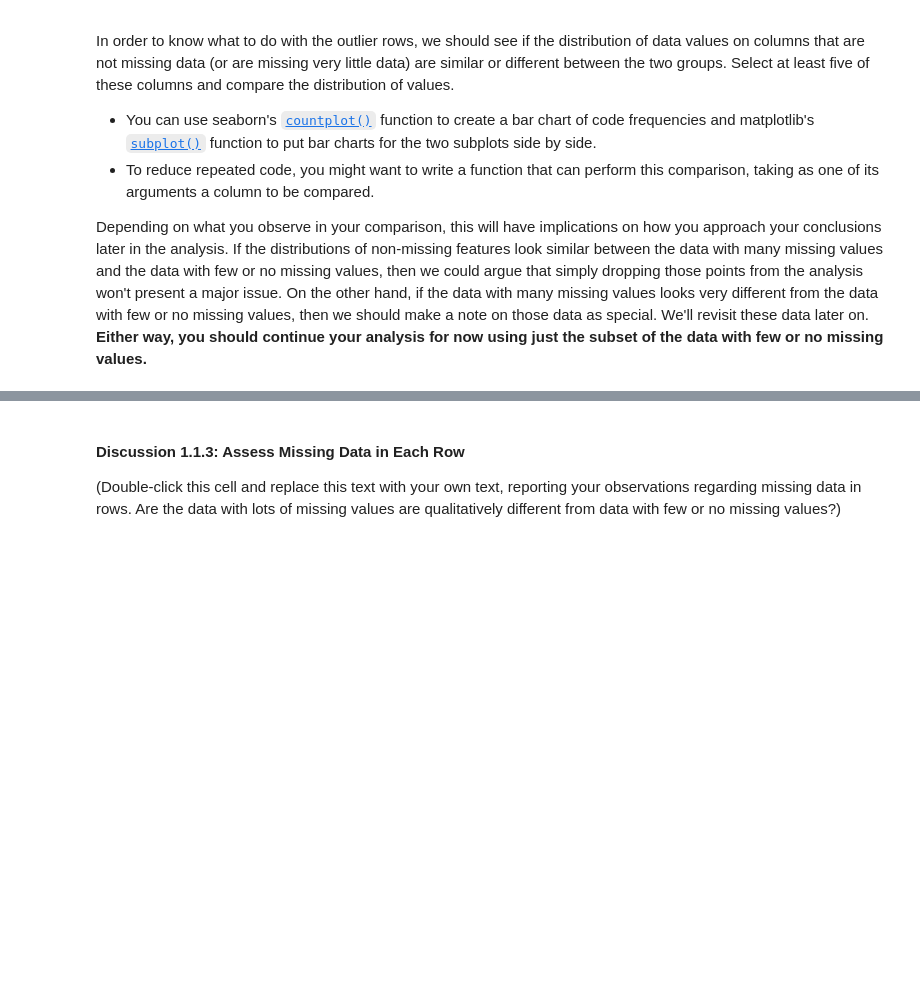
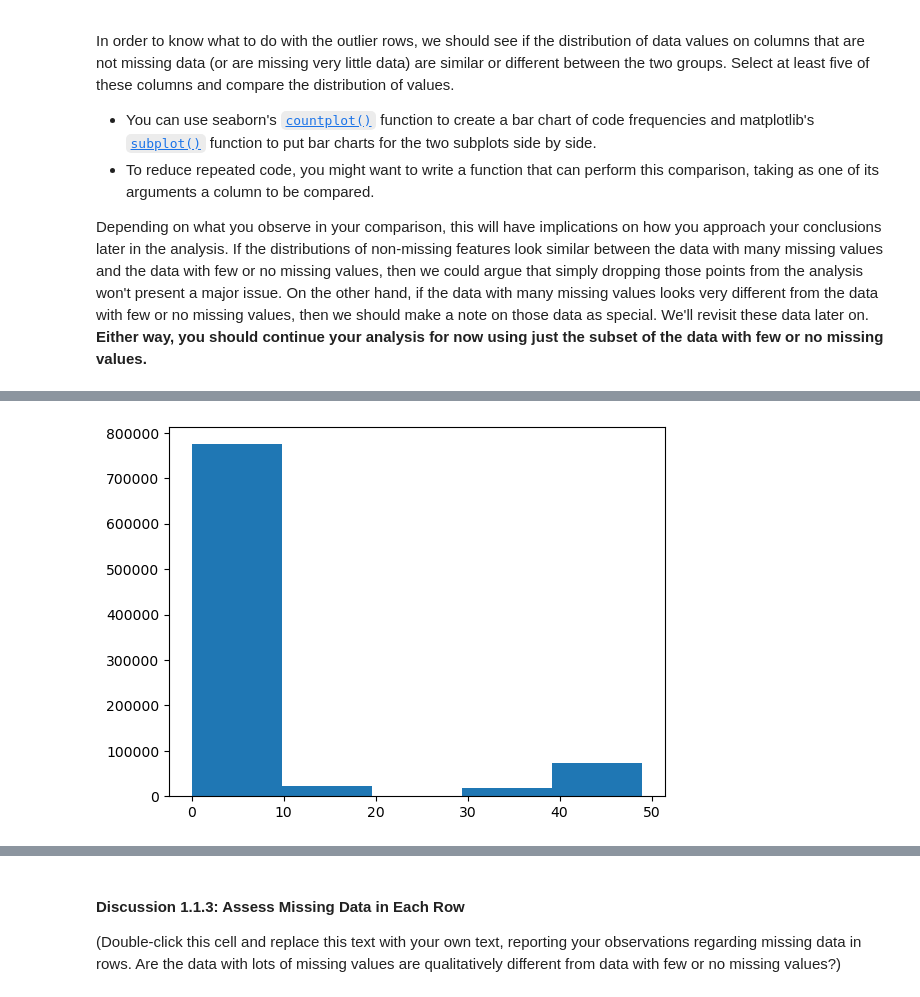
Before and after one commit to ashleydonohoe/identify_customer_segments, a Jupyter notebook: Identify_Customer_Segments.ipynb, the cells around one changed output, grey strips where cells are left out. Saved outputs shown, nothing was run; the diff lists cells and outputs as text; code cells hidden in the pictures; blank space fills up the shorter version.

Commit message:
assessed missing data in each row

```diff
--- a/Identify_Customer_Segments.ipynb
+++ b/Identify_Customer_Segments.ipynb
@@ -244,3 +244,5 @@ In order to know what to do with the outlier rows, we should see if the distribu
 Depending on what you observe in your comparison, this will have implications on how you approach your conclusions later in the analysis. If the distributions of non-missing features look similar between the data with many missing values and the data with few or no missing values, then we could argue that simply dropping those points from the analysis won't present a major issue. On the other hand, if the data with many missing values looks very different from the data with few or no missing values, then we should make a note on those data as special. We'll revisit these data later on. **Either way, you should continue your analysis for now using just the subset of the data with few or no missing values.**
 # %%
 # How much data is missing in each row of the dataset?
+missing_per_row = general_demographics.isnull().sum(axis=1)
+missing_per_row.describe()
@@ -247,3 +259,8 @@ Depending on what you observe in your comparison, this will have implications on
+# %%
+# Plot the distribution of missing data per row
+plt.hist(missing_per_row, bins=5);
+# %% [output]
+[figure, added]
 # %%
 # Write code to divide the data into two subsets based on the number of missing
 # values in each row.
```
Also changed, not shown: parts of 4 cells of this notebook.
